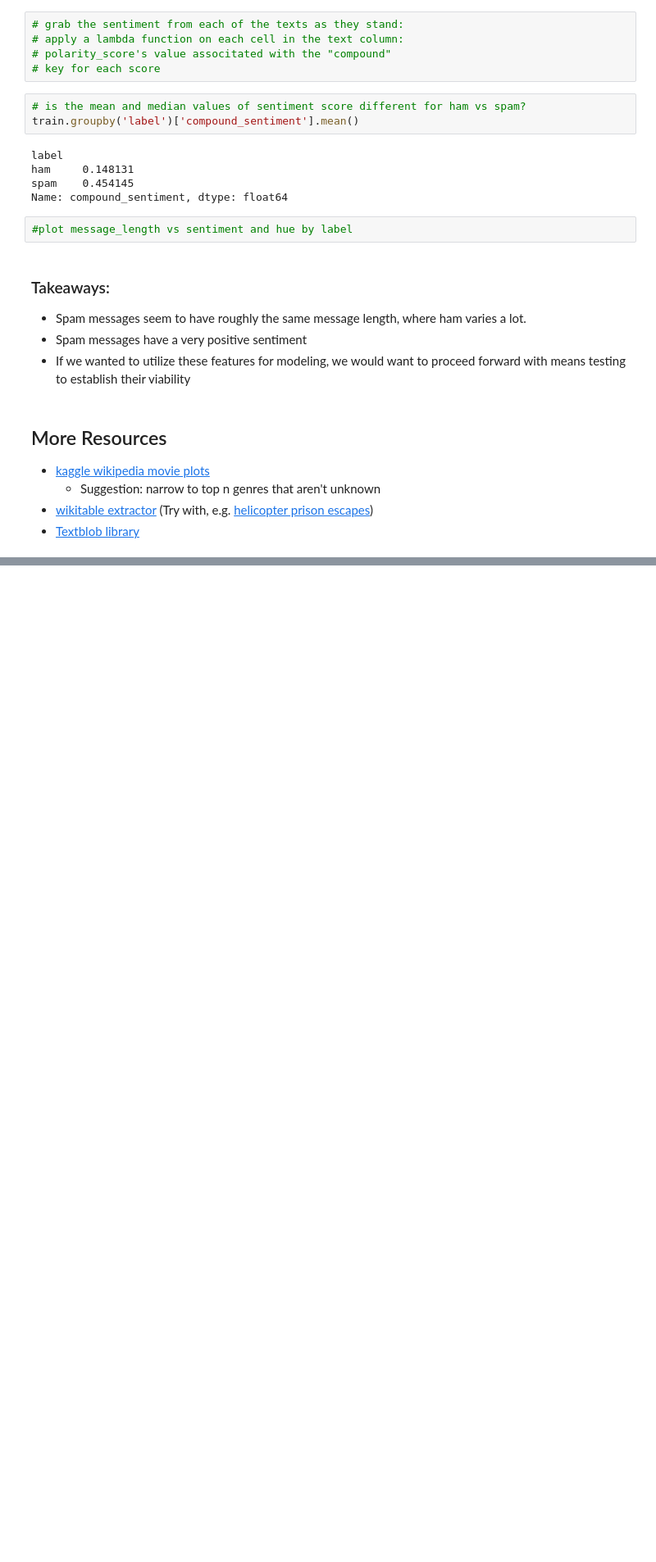
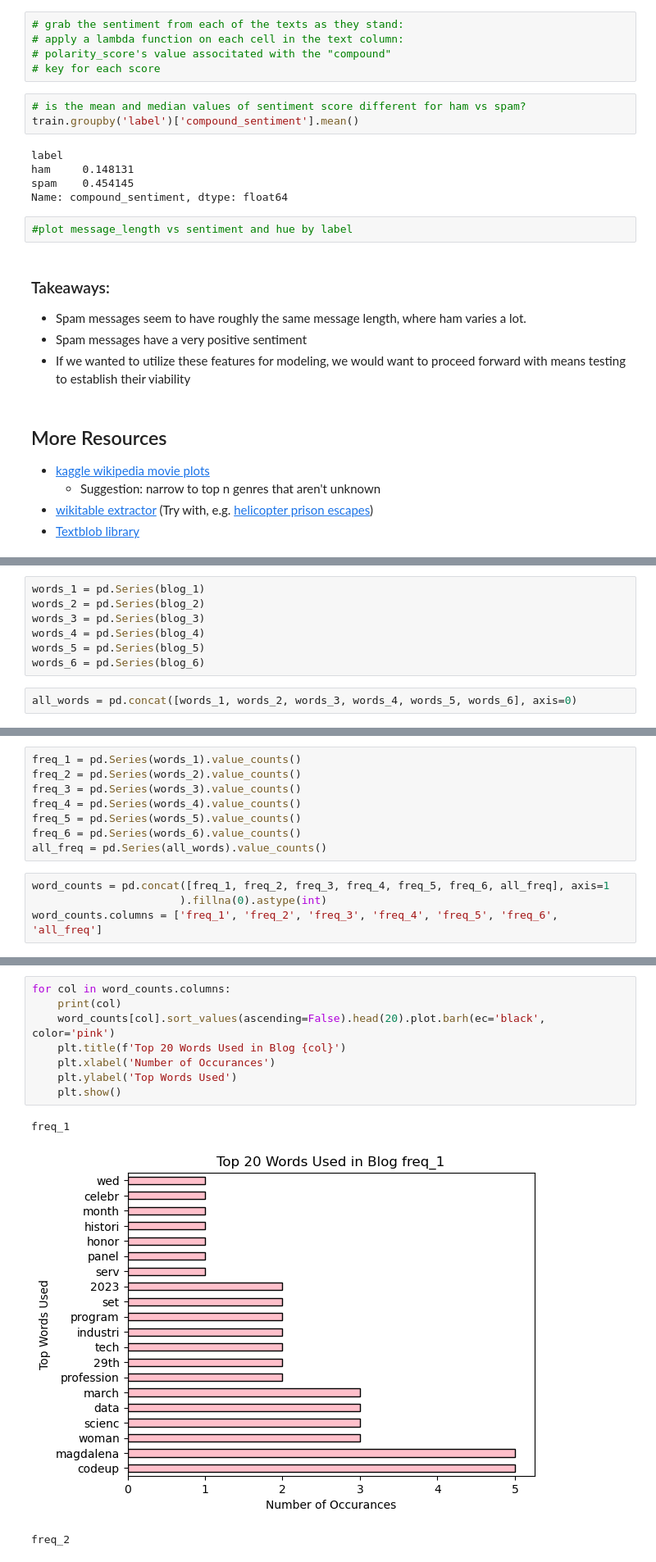
Before and after one commit to caroline-miller0921/natural-language-processing-exercises, a Jupyter notebook: explore.ipynb, the cells around one changed output, grey strips where cells are left out. Shown at 82% size. Drawn from its saved outputs; the diff is of its cells as text; blank space fills up the shorter version.

```diff
--- a/explore.ipynb
+++ b/explore.ipynb
@@ -422,0 +469,9 @@ Name: compound_sentiment, dtype: float64
+# %%
+words_1 = pd.Series(blog_1)
+words_2 = pd.Series(blog_2)
+words_3 = pd.Series(blog_3)
+words_4 = pd.Series(blog_4)
+words_5 = pd.Series(blog_5)
+words_6 = pd.Series(blog_6)
+# %%
+all_words = pd.concat([words_1, words_2, words_3, words_4, words_5, words_6], axis=0)
@@ -422,0 +482,12 @@ Name: compound_sentiment, dtype: float64
+# %%
+freq_1 = pd.Series(words_1).value_counts()
+freq_2 = pd.Series(words_2).value_counts()
+freq_3 = pd.Series(words_3).value_counts()
+freq_4 = pd.Series(words_4).value_counts()
+freq_5 = pd.Series(words_5).value_counts()
+freq_6 = pd.Series(words_6).value_counts()
+all_freq = pd.Series(all_words).value_counts()
+# %%
+word_counts = pd.concat([freq_1, freq_2, freq_3, freq_4, freq_5, freq_6, all_freq], axis=1
+                       ).fillna(0).astype(int)
+word_counts.columns = ['freq_1', 'freq_2', 'freq_3', 'freq_4', 'freq_5', 'freq_6', 'all_freq']
@@ -422,0 +503,12 @@ Name: compound_sentiment, dtype: float64
+# %%
+for col in word_counts.columns:
+    print(col)
+    word_counts[col].sort_values(ascending=False).head(20).plot.barh(ec='black', color='pink')
+    plt.title(f'Top 20 Words Used in Blog {col}')
+    plt.xlabel('Number of Occurances')
+    plt.ylabel('Top Words Used')
+    plt.show()
+# %% [output]
+freq_1
+[figure, added]
+freq_2
```
Also changed, not shown: parts of 41 cells of this notebook, 2 other files.
